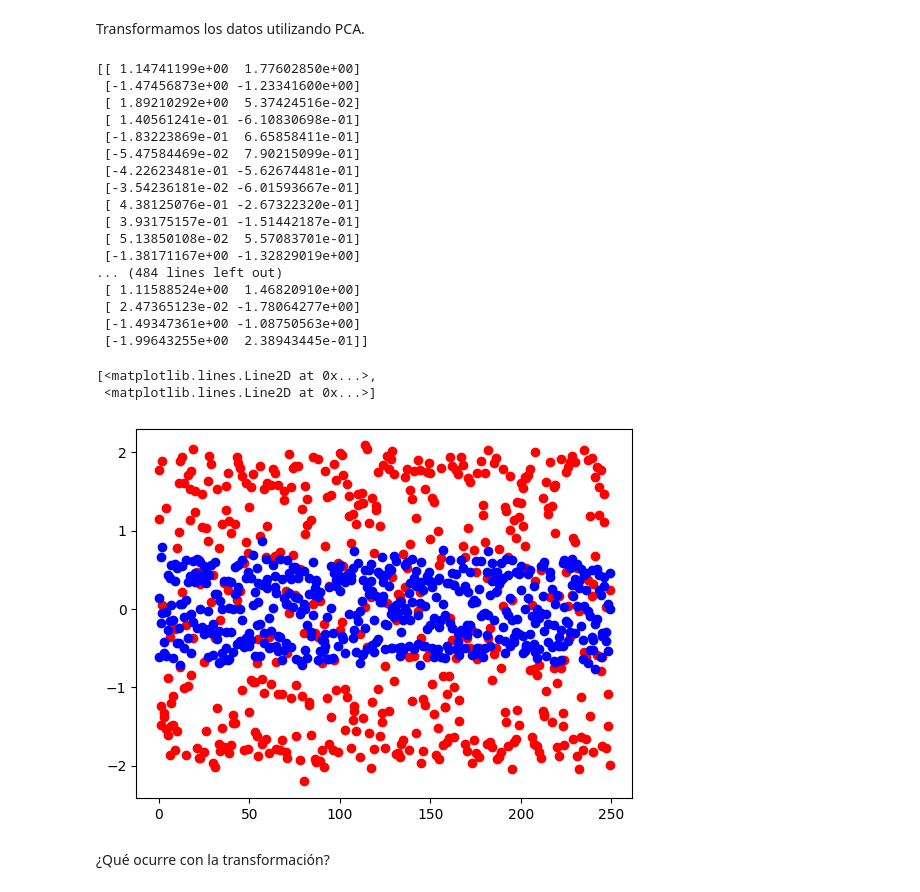
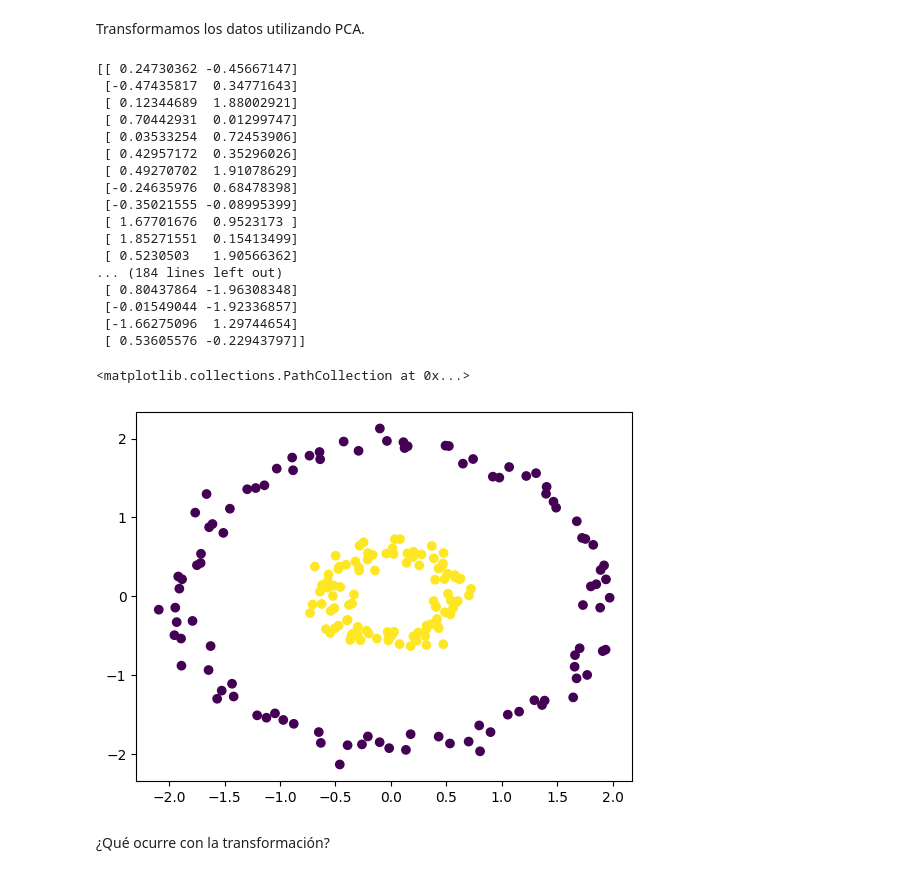
Before and after one commit to kpnss/courses_usj, a Jupyter notebook: apredizaje/Notebook4_kpca.ipynb, the cells around one changed output. Cells and saved outputs as stored; diff of their text form; code cells hidden in the pictures.

```diff
--- a/apredizaje/Notebook4_kpca.ipynb
+++ b/apredizaje/Notebook4_kpca.ipynb
@@ -12,7 +12,7 @@ from sklearn.preprocessing import StandardScaler
 Utilizamos un dataset compuesto por datos distribuidos en dos círculos concéntricos, cada uno perteneciente a una de las 2 clases
 # %%
 def generate_data():
-    X, y = make_circles(n_samples=500, factor=0.3, noise=0.05)
+    X, y = make_circles(n_samples=200, factor=0.3, noise=0.05)
     return X, y
 # %%
 X, y = generate_data()
@@ -45,33 +36,31 @@ Transformamos los datos utilizando PCA.
 # %%
 X_std = StandardScaler().fit_transform(X)
 pca = PCA(n_components=2)
 
 X_pca = pca.fit_transform(X_std)
 print(X_pca)
 
-plt.plot(X_pca[y==0], 'ro')
-plt.plot(X_pca[y==1], 'bo')
+plt.scatter(X_pca[:, 0], X_pca[:, 1], c=y)
 # %% [output]
-[[ 1.14741199e+00  1.77602850e+00]
- [-1.47456873e+00 -1.23341600e+00]
- [ 1.89210292e+00  5.37424516e-02]
- [ 1.40561241e-01 -6.10830698e-01]
- [-1.83223869e-01  6.65858411e-01]
- [-5.47584469e-02  7.90215099e-01]
- [-4.22623481e-01 -5.62674481e-01]
- [-3.54236181e-02 -6.01593667e-01]
- [ 4.38125076e-01 -2.67322320e-01]
- [ 3.93175157e-01 -1.51442187e-01]
- [ 5.13850108e-02  5.57083701e-01]
- [-1.38171167e+00 -1.32829019e+00]
-... (484 lines left out)
- [ 1.11588524e+00  1.46820910e+00]
- [ 2.47365123e-02 -1.78064277e+00]
- [-1.49347361e+00 -1.08750563e+00]
- [-1.99643255e+00  2.38943445e-01]]
+[[ 0.24730362 -0.45667147]
+ [-0.47435817  0.34771643]
+ [ 0.12344689  1.88002921]
+ [ 0.70442931  0.01299747]
+ [ 0.03533254  0.72453906]
+ [ 0.42957172  0.35296026]
+ [ 0.49270702  1.91078629]
+ [-0.24635976  0.68478398]
+ [-0.35021555 -0.08995399]
+ [ 1.67701676  0.9523173 ]
+ [ 1.85271551  0.15413499]
+ [ 0.5230503   1.90566362]
+... (184 lines left out)
+ [ 0.80437864 -1.96308348]
+ [-0.01549044 -1.92336857]
+ [-1.66275096  1.29744654]
+ [ 0.53605576 -0.22943797]]
-[<matplotlib.lines.Line2D at 0x...>,
- <matplotlib.lines.Line2D at 0x...>]
+<matplotlib.collections.PathCollection at 0x...>
-[figure, old version]
+[figure, new version]
 # %% [markdown]
 ¿Qué ocurre con la transformación?
 # %% [markdown]
```
Also changed, not shown: parts of 4 cells of this notebook, 7 other files.
